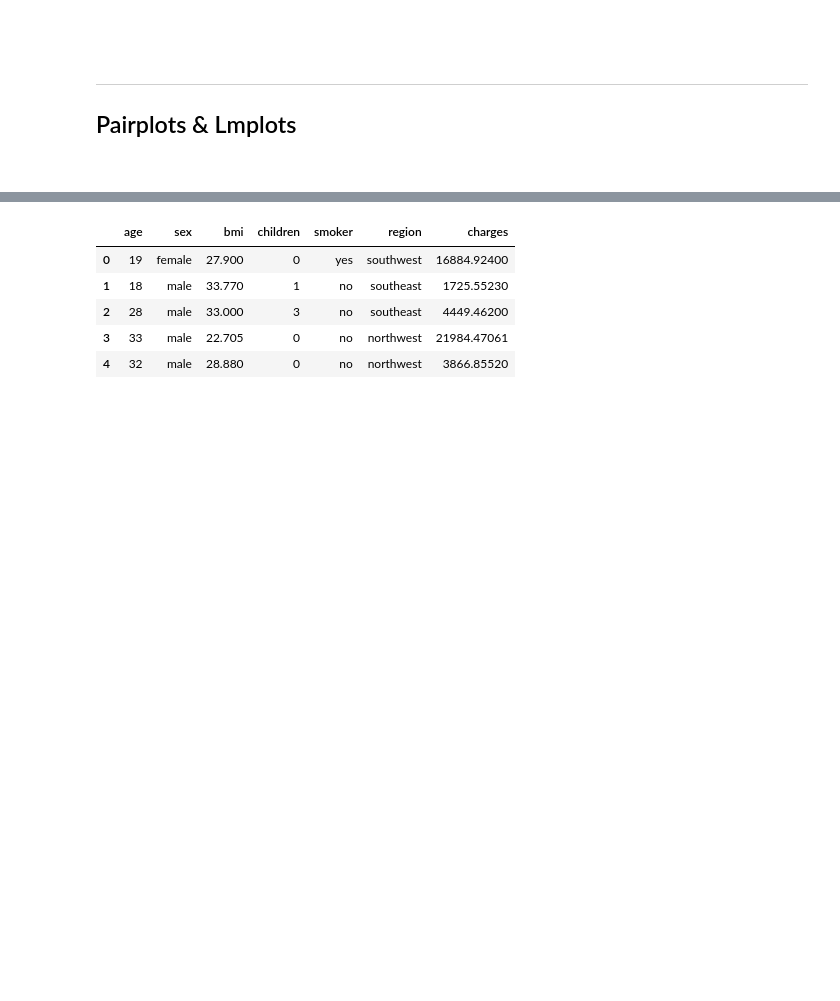
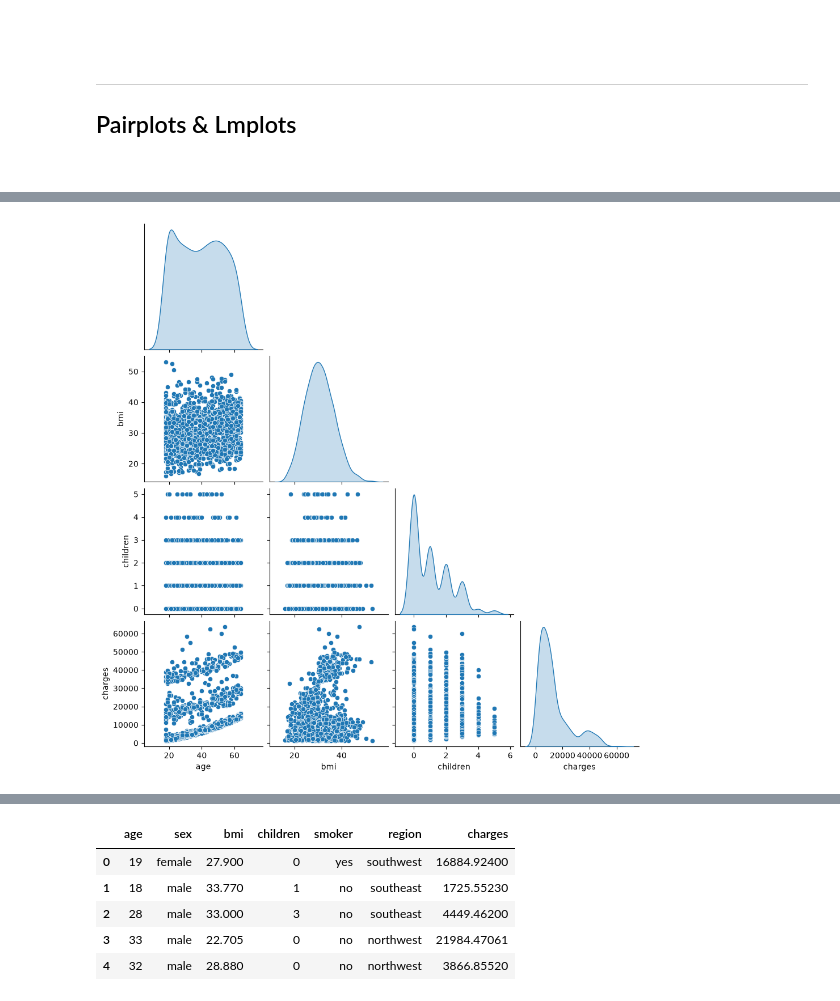
Before and after one commit to MiltonValleL/regression-and-forecasting, a Jupyter notebook: notebooks/01.pre-modelling.ipynb, the cells around one changed output, grey strips where cells are left out. Cells and saved outputs as stored; diff of their text form; code cells hidden in the pictures; blank space fills up the shorter version.

```diff
--- a/notebooks/01.pre-modelling.ipynb
+++ b/notebooks/01.pre-modelling.ipynb
@@ -561,0 +594,5 @@ Both groups (smokers and non-smokers) have similar BMI on average
+# %%
+sns.pairplot(insurance, corner=True, diag_kind='kde')
+sns.despine()
+# %% [output]
+[figure, added]
```
Also changed, not shown: parts of 9 cells of this notebook.
